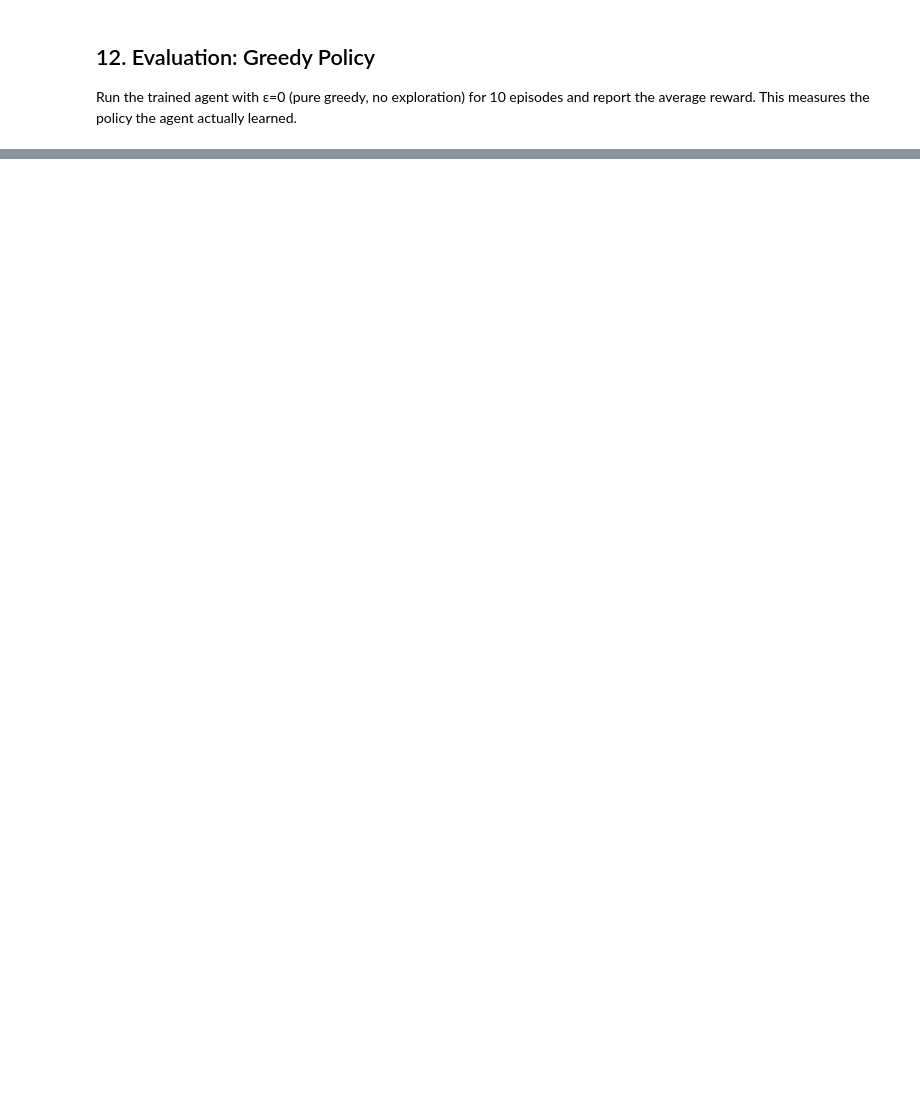
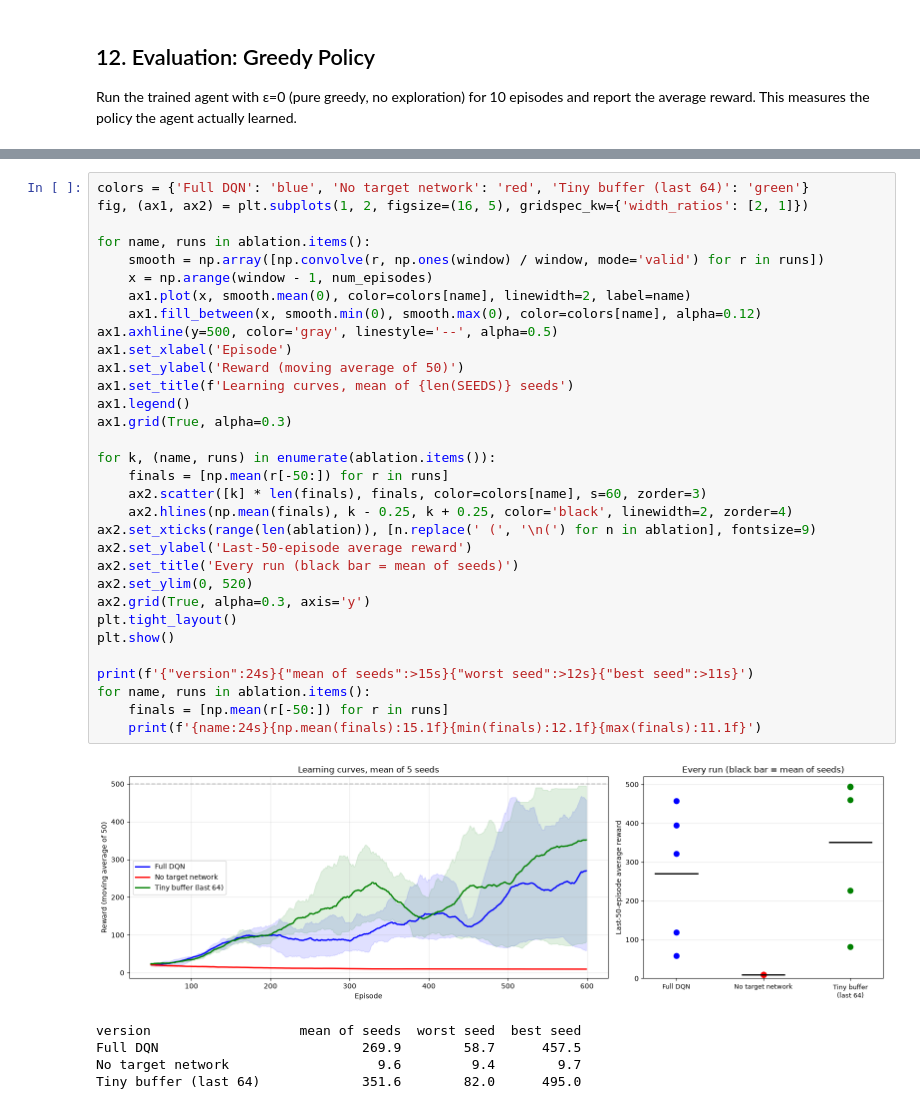
Before and after one commit to nadeemcite/research-papers, a Jupyter notebook: 051_playing-atari-with-deep-reinforcement/solution.ipynb, the cells around one changed output, grey strips where cells are left out. Drawn from its saved outputs; the diff is of its cells as text; blank space fills up the shorter version.

```diff
--- a/051_playing-atari-with-deep-reinforcement/solution.ipynb
+++ b/051_playing-atari-with-deep-reinforcement/solution.ipynb
@@ -557 +653,39 @@ Max pole angle: 0.1724 rad (9.9°)
+# %%
+colors = {'Full DQN': 'blue', 'No target network': 'red', 'Tiny buffer (last 64)': 'green'}
+fig, (ax1, ax2) = plt.subplots(1, 2, figsize=(16, 5), gridspec_kw={'width_ratios': [2, 1]})
+
+for name, runs in ablation.items():
+    smooth = np.array([np.convolve(r, np.ones(window) / window, mode='valid') for r in runs])
+    x = np.arange(window - 1, num_episodes)
+    ax1.plot(x, smooth.mean(0), color=colors[name], linewidth=2, label=name)
+    ax1.fill_between(x, smooth.min(0), smooth.max(0), color=colors[name], alpha=0.12)
+ax1.axhline(y=500, color='gray', linestyle='--', alpha=0.5)
+ax1.set_xlabel('Episode')
+ax1.set_ylabel('Reward (moving average of 50)')
+ax1.set_title(f'Learning curves, mean of {len(SEEDS)} seeds')
+ax1.legend()
+ax1.grid(True, alpha=0.3)
+
+for k, (name, runs) in enumerate(ablation.items()):
+    finals = [np.mean(r[-50:]) for r in runs]
+    ax2.scatter([k] * len(finals), finals, color=colors[name], s=60, zorder=3)
+    ax2.hlines(np.mean(finals), k - 0.25, k + 0.25, color='black', linewidth=2, zorder=4)
+ax2.set_xticks(range(len(ablation)), [n.replace(' (', '\n(') for n in ablation], fontsize=9)
+ax2.set_ylabel('Last-50-episode average reward')
+ax2.set_title('Every run (black bar = mean of seeds)')
+ax2.set_ylim(0, 520)
+ax2.grid(True, alpha=0.3, axis='y')
+plt.tight_layout()
+plt.show()
+
+print(f'{"version":24s}{"mean of seeds":>15s}{"worst seed":>12s}{"best seed":>11s}')
+for name, runs in ablation.items():
+    finals = [np.mean(r[-50:]) for r in runs]
+    print(f'{name:24s}{np.mean(finals):15.1f}{min(finals):12.1f}{max(finals):11.1f}')
+# %% [output]
+[figure, added]
+version                   mean of seeds  worst seed  best seed
+Full DQN                          269.9        58.7      457.5
+No target network                   9.6         9.4        9.7
+Tiny buffer (last 64)             351.6        82.0      495.0
 # %% [markdown]
```
Also changed, not shown: parts of 18 cells of this notebook, 3 other files.
